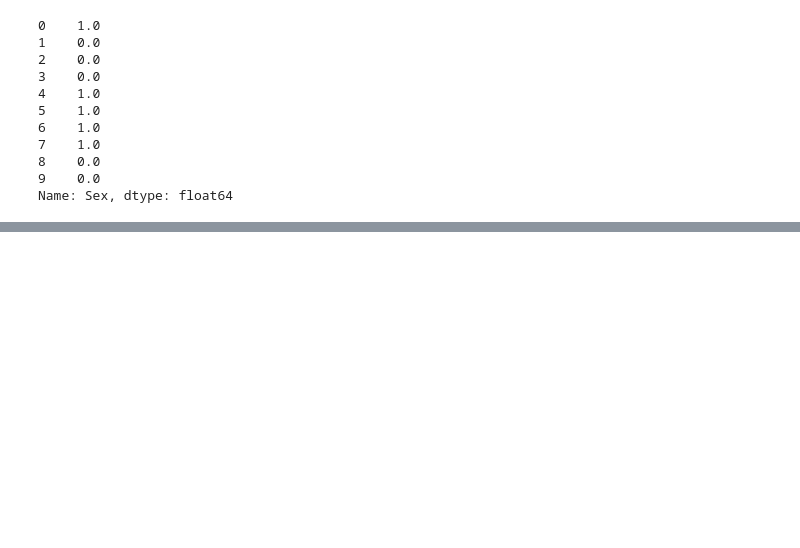
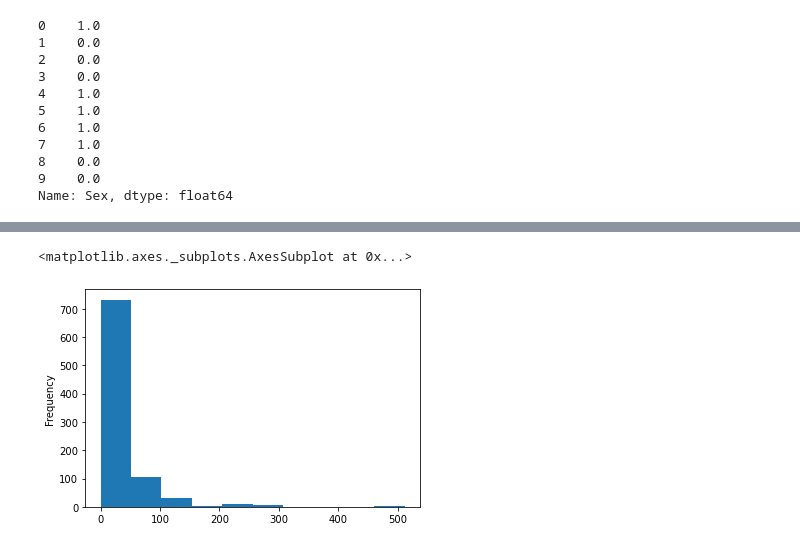
Before and after one commit to ScottLiao920/4483A3, a Jupyter notebook: data-preview.ipynb, the cells around one changed output, grey strips where cells are left out. Drawn from its saved outputs; the diff is of its cells as text; code cells hidden in the pictures; blank space fills up the shorter version.

```diff
--- a/data-preview.ipynb
+++ b/data-preview.ipynb
@@ -87,0 +68,5 @@ dtype: float64
+# %%
+titanic.Fare.plot(kind='hist')
+# %% [output]
+<matplotlib.axes._subplots.AxesSubplot at 0x...>
+[figure, added]
```
Also changed, not shown: parts of 8 cells of this notebook, 2 other files.
